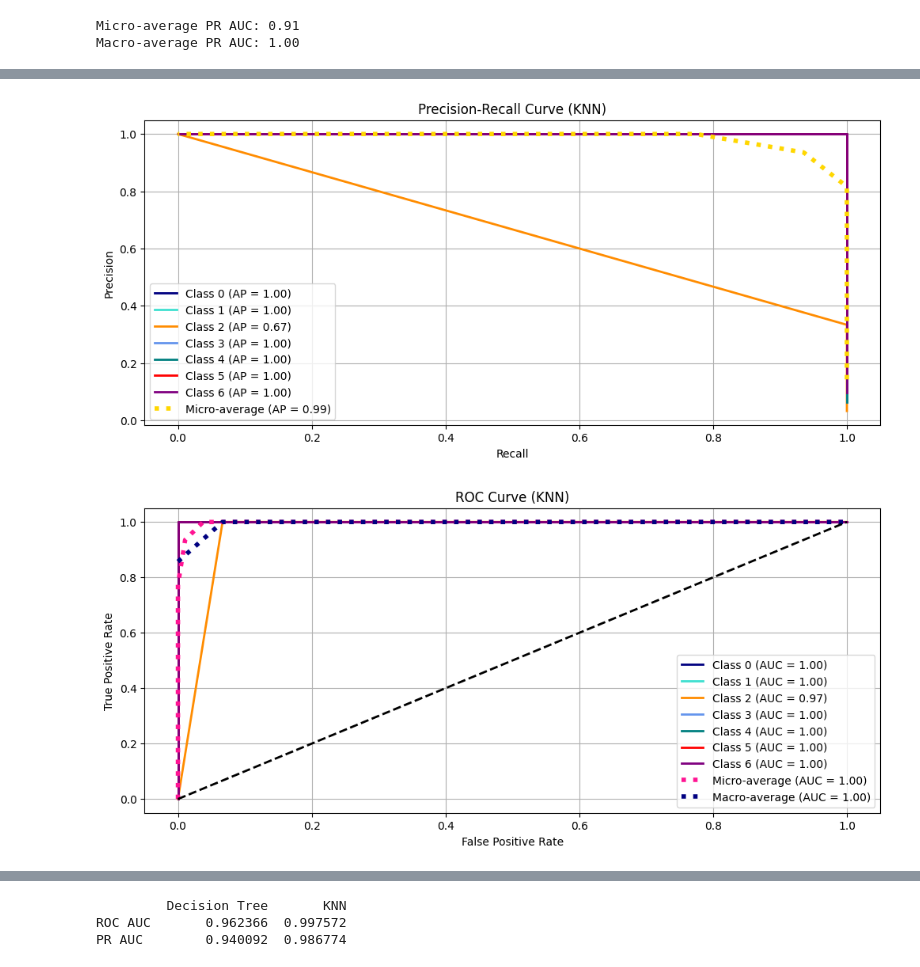
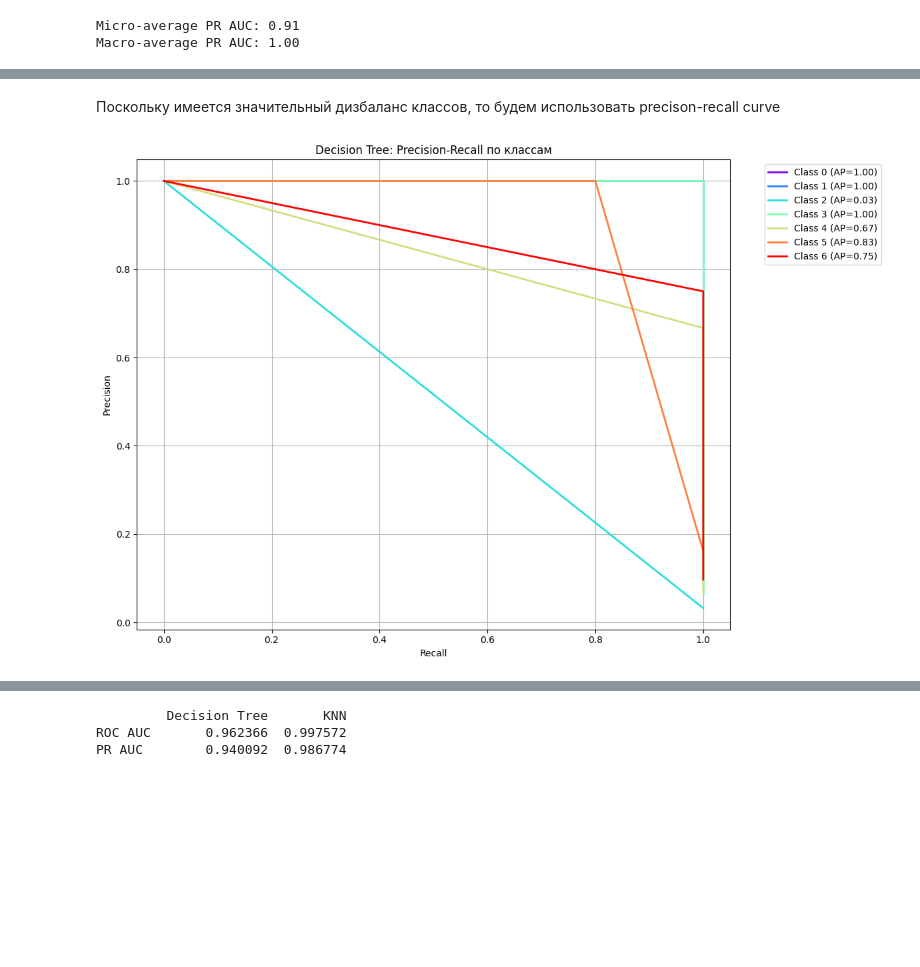
Before and after one commit to ml-labs-nstu-lenow/ml_labs_2025, a Jupyter notebook: lab2/lab2_ml_spring.ipynb, the cells around one changed output, grey strips where cells are left out. Saved outputs shown, nothing was run; the diff lists cells and outputs as text; code cells hidden in the pictures; blank space fills up the shorter version.

```diff
--- a/lab2/lab2_ml_spring.ipynb
+++ b/lab2/lab2_ml_spring.ipynb
@@ -423,7 +350,25 @@ plot_pr_roc_curves(y_test_bin, y_scores_dt, n_classes=7, model_name="Decision Tr
-# %%
-y_scores_knn = grid_knn.predict_proba(X_test)
-
-plot_pr_roc_curves(y_test_bin, y_scores_knn, n_classes=7, model_name="KNN")
-# %% [output]
-[figure, removed]
-[figure, removed]
+# %% [markdown]
+Поскольку имеется значительный дизбаланс классов, то будем использовать precison-recall curve
+# %%
+plt.figure(figsize=(12, 8))
+n_classes = len(np.unique(y_test))
+colors = plt.cm.rainbow(np.linspace(0, 1, n_classes))
+
+for i, color in zip(range(n_classes), colors):
+    precision, recall, _ = precision_recall_curve(
+        y_test_bin[:, i],
+        grid_dt.best_estimator_.predict_proba(X_test)[:, i]
+    )
+    ap = average_precision_score(y_test_bin[:, i], grid_dt.best_estimator_.predict_proba(X_test)[:, i])
+    plt.plot(recall, precision, color=color, lw=2,
+             label=f'Class {i} (AP={ap:.2f})')
+
+plt.xlabel('Recall')
+plt.ylabel('Precision')
+plt.title('Decision Tree: Precision-Recall по классам')
+plt.legend(bbox_to_anchor=(1.05, 1), loc='upper left')
+plt.grid(True)
+plt.tight_layout()
+plt.show()
+# %% [output]
+[figure, added]
```
Also changed, not shown: parts of 12 cells of this notebook.
